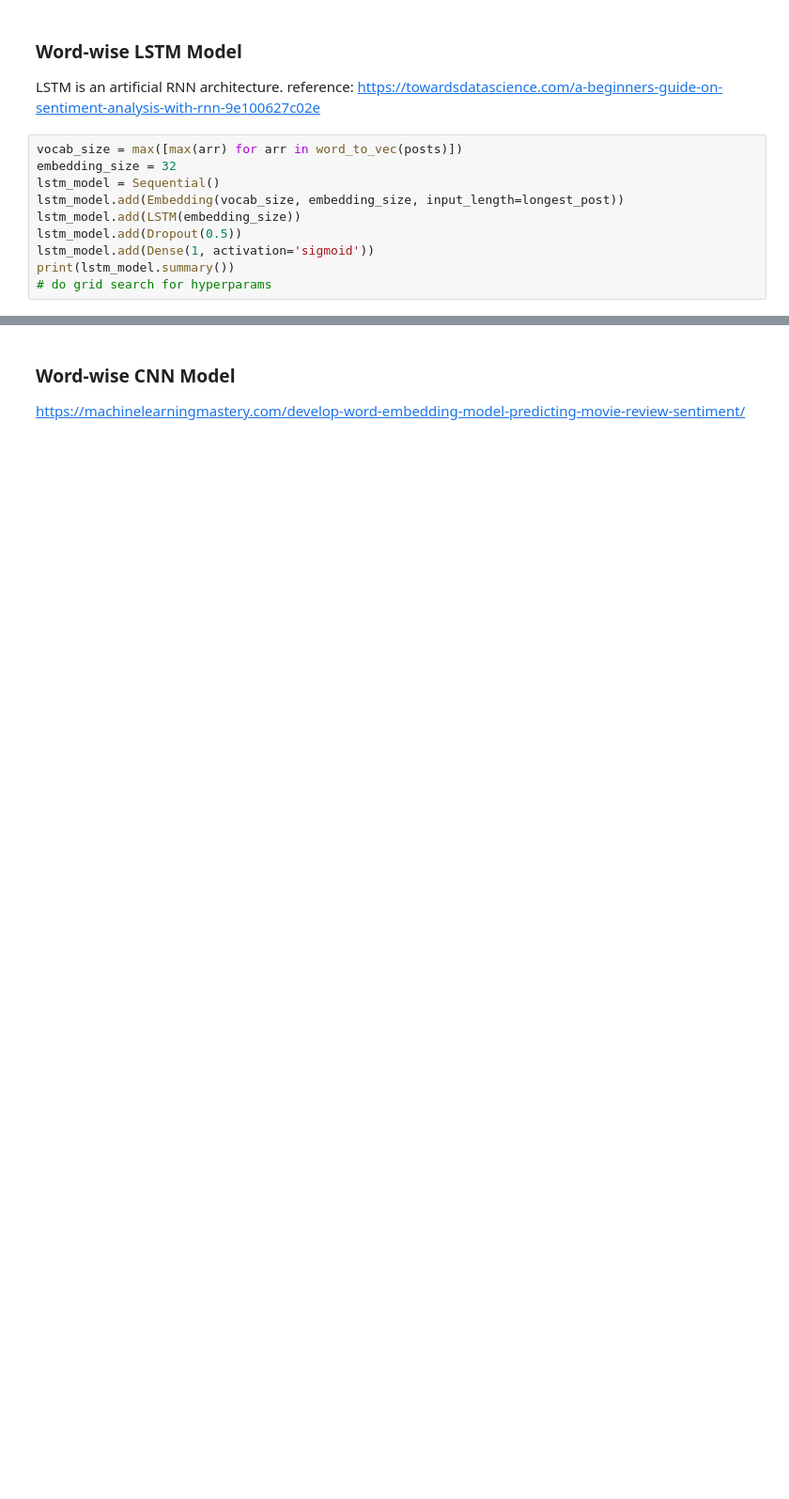
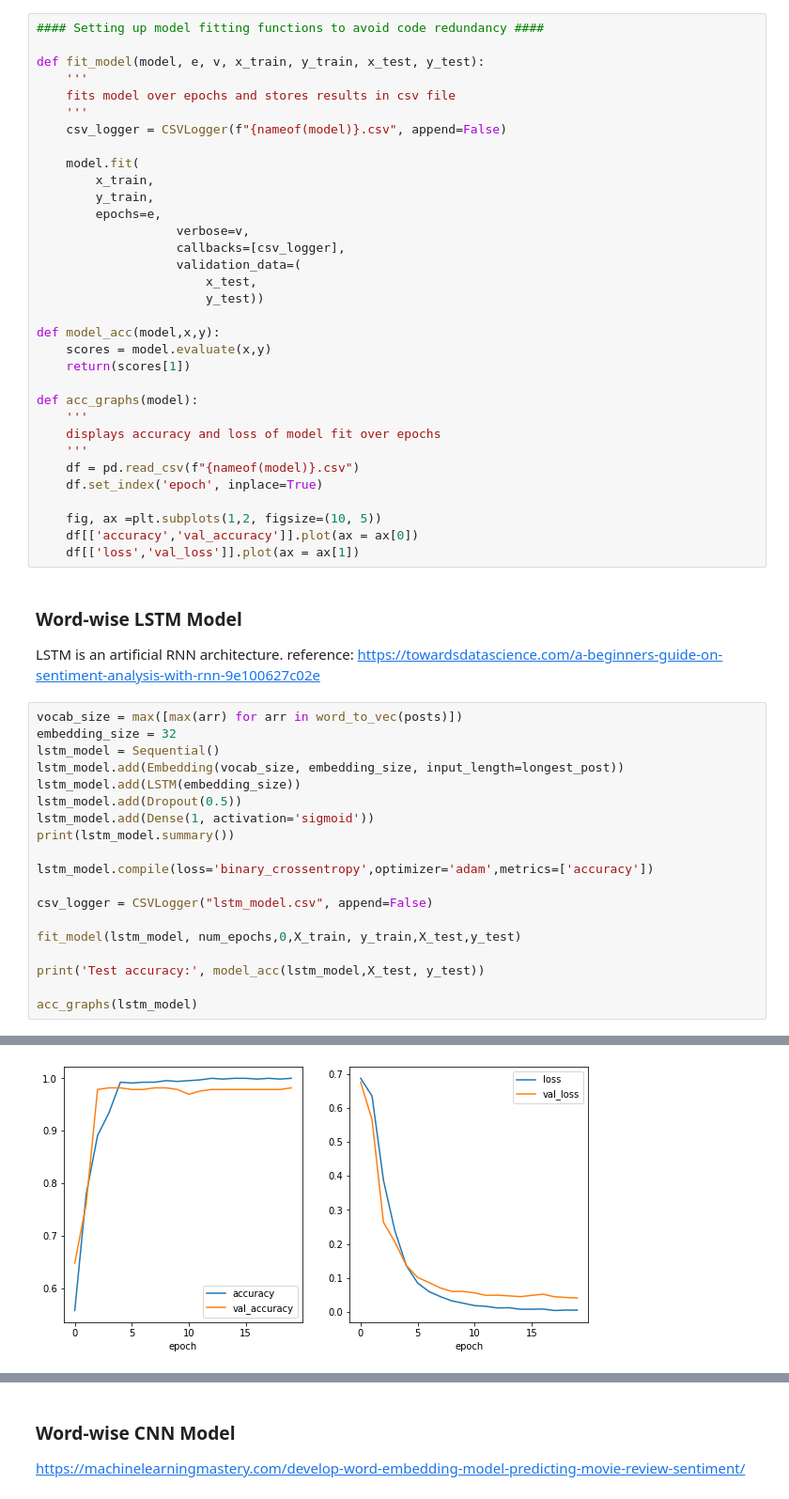
Before and after one commit to polinabee/text-classification, a Jupyter notebook: text-class-2.ipynb, the cells around one changed output, grey strips where cells are left out. Shown at 94% size. Saved outputs shown, nothing was run; the diff lists cells and outputs as text; blank space fills up the shorter version.

Commit message:
functions to modularize fitting and graphing accuracy

```diff
--- a/text-class-2.ipynb
+++ b/text-class-2.ipynb
@@ -128,6 +130,39 @@ print('X_test shape:', X_test.shape, y_test.shape)
 # %% [output]
 X_train shape: (670, 32) (670,)
 X_test shape: (330, 32) (330,)
+# %%
+#### Setting up model fitting functions to avoid code redundancy ####
+
+def fit_model(model, e, v, x_train, y_train, x_test, y_test):
+    '''
+    fits model over epochs and stores results in csv file
+    '''
+    csv_logger = CSVLogger(f"{nameof(model)}.csv", append=False)
+
+    model.fit(
+        x_train,
+        y_train,
+        epochs=e,
+                   verbose=v,
+                   callbacks=[csv_logger],
+                   validation_data=(
+                       x_test,
+                       y_test))
+
+def model_acc(model,x,y):
+    scores = model.evaluate(x,y)
+    return(scores[1])
+
+def acc_graphs(model):
+    '''
+    displays accuracy and loss of model fit over epochs
+    '''
+    df = pd.read_csv(f"{nameof(model)}.csv")
+    df.set_index('epoch', inplace=True)
+
+    fig, ax =plt.subplots(1,2, figsize=(10, 5))
+    df[['accuracy','val_accuracy']].plot(ax = ax[0])
+    df[['loss','val_loss']].plot(ax = ax[1])
 # %% [markdown]
 ### Word-wise LSTM Model
 LSTM is an artificial RNN architecture.
@@ -141,5 +176,14 @@ lstm_model.add(LSTM(embedding_size))
 lstm_model.add(Dropout(0.5))
 lstm_model.add(Dense(1, activation='sigmoid'))
 print(lstm_model.summary())
-# do grid search for hyperparams
+
+lstm_model.compile(loss='binary_crossentropy',optimizer='adam',metrics=['accuracy'])
+
+csv_logger = CSVLogger("lstm_model.csv", append=False)
+
+fit_model(lstm_model, num_epochs,0,X_train, y_train,X_test,y_test)
+
+print('Test accuracy:', model_acc(lstm_model,X_test, y_test))
+
+acc_graphs(lstm_model)
 # %% [output]
@@ -162,0 +209 @@ None
+[figure, added]
```
Also changed, not shown: parts of 30 cells of this notebook, 1 other file.
